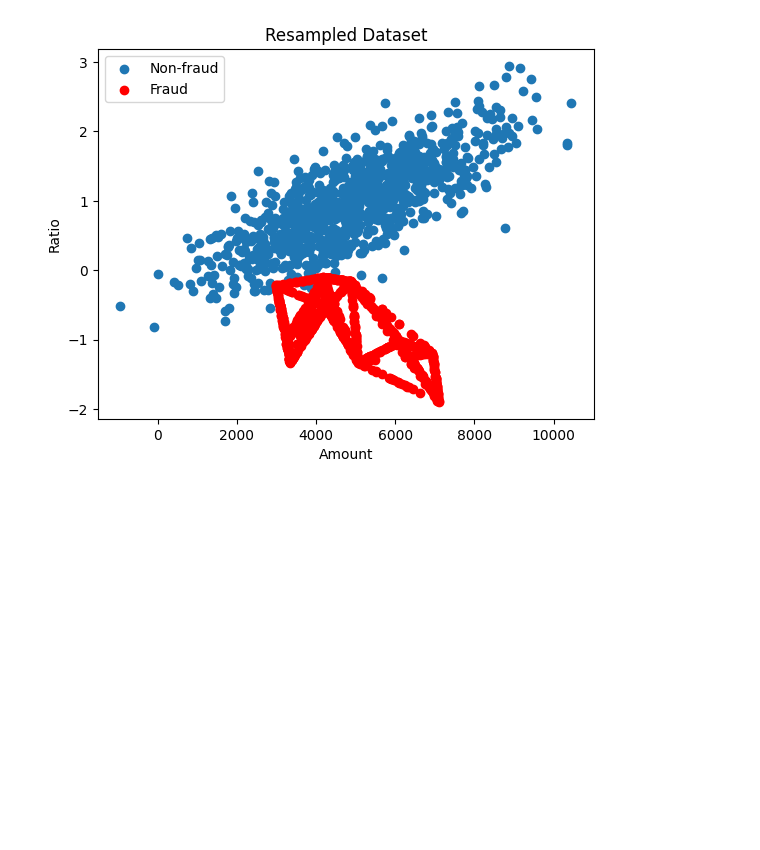
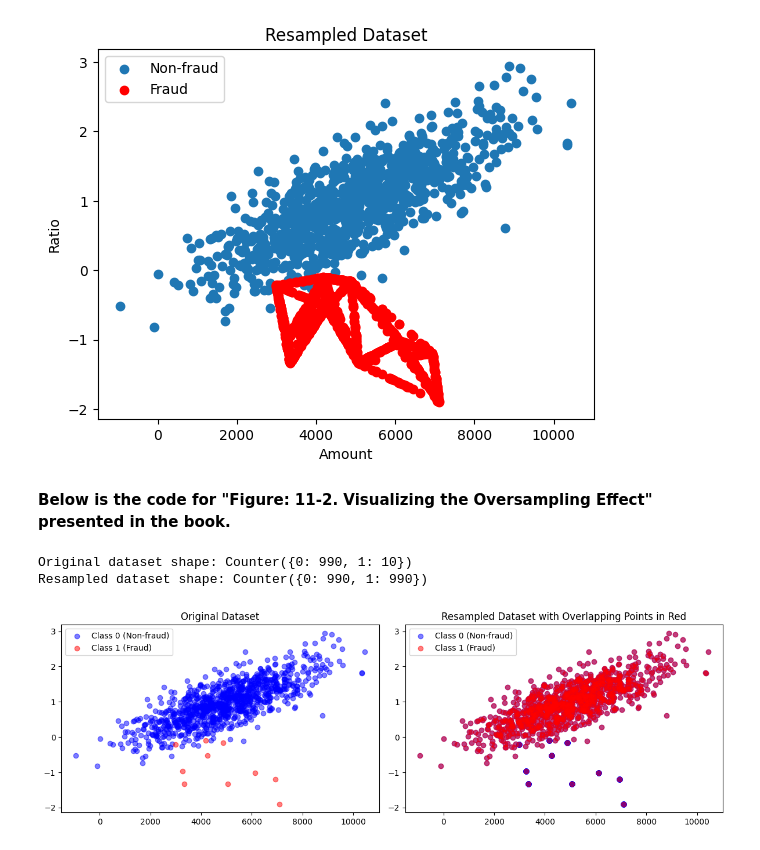
Before and after one commit to Hands-On-Fraud-Analytics/Chapter-11-Handling-Imbalanced-Data-Sets, a Jupyter notebook: Chapter_11_Handling_Imbalanced_Data_Sets.ipynb, the cells around one changed output. Cells and saved outputs as stored; diff of their text form; code cells hidden in the pictures; blank space fills up the shorter version.

```diff
--- a/Chapter_11_Handling_Imbalanced_Data_Sets.ipynb
+++ b/Chapter_11_Handling_Imbalanced_Data_Sets.ipynb
@@ -156,3 +169,40 @@ plt.show()
 # %% [output]
 [figure]
 [figure]
+# %% [markdown]
+**Below is the code for "Figure: 11-2. Visualizing the Oversampling Effect" presented in the book.**
+# %%
+import numpy as np
+import matplotlib.pyplot as plt
+from imblearn.over_sampling import RandomOverSampler
+from collections import Counter
+
+# Assuming X and y are already defined
+ros = RandomOverSampler(random_state=42)
+X_resampled, y_resampled = ros.fit_resample(X, y)
+
+print(f"Original dataset shape: {Counter(y)}")
+print(f"Resampled dataset shape: {Counter(y_resampled)}")
+
+# Plotting
+fig, (ax1, ax2) = plt.subplots(1, 2, figsize=(12, 4))
+
+# Original Dataset
+ax1.scatter(X[y == 0][:, 0], X[y == 0][:, 1], color='blue', alpha=0.5, label='Class 0 (Non-fraud)')
+ax1.scatter(X[y == 1][:, 0], X[y == 1][:, 1], color='red', alpha=0.5, label='Class 1 (Fraud)')
+ax1.set_title('Original Dataset')
+ax1.legend()
+
+# Resampled Dataset
+ax2.scatter(X_resampled[:, 0], X_resampled[:, 1], color='blue', alpha=0.5, label='Class 0 (Non-fraud)')
+# Overlay the original data points on top in red
+ax2.scatter(X[:, 0], X[:, 1], color='red', alpha=0.5, label='Class 1 (Fraud)')
+ax2.set_title('Resampled Dataset with Overlapping Points in Red')
+ax2.legend()
+
+plt.tight_layout()
+plt.show()
+# %% [output]
+Original dataset shape: Counter({0: 990, 1: 10})
+Resampled dataset shape: Counter({0: 990, 1: 990})
+[figure, added]
```
Also changed, not shown: parts of 2 cells of this notebook.
